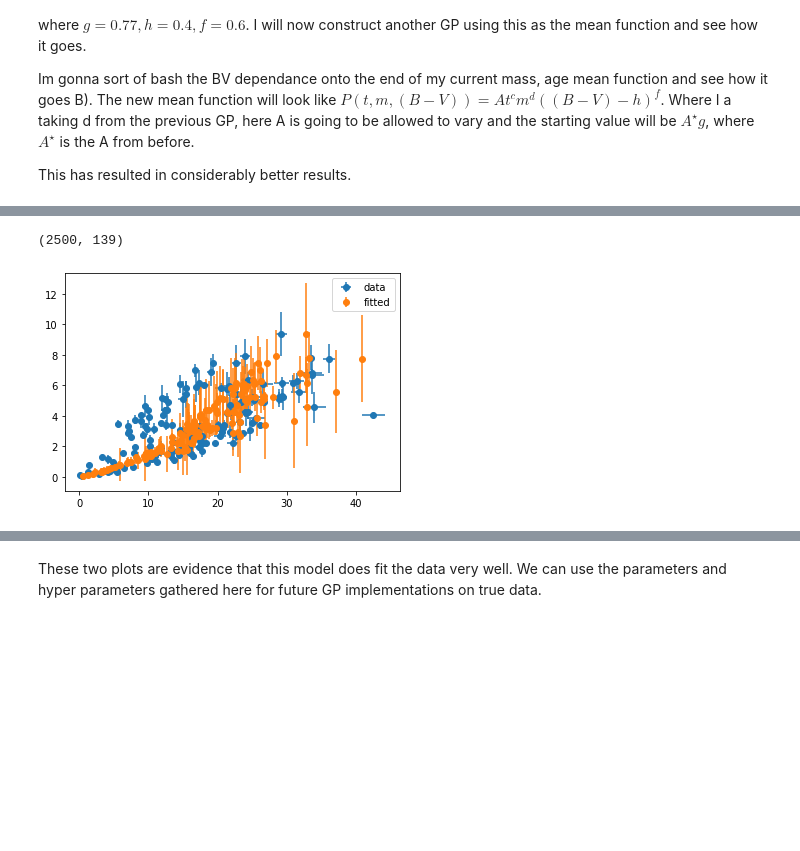
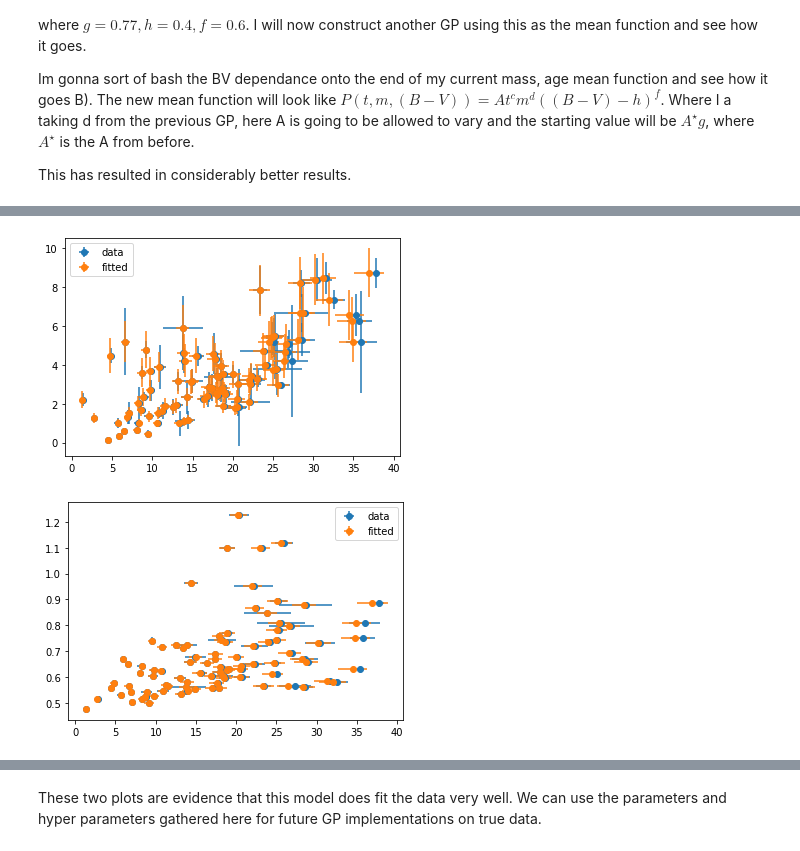
Before and after one commit to ni-phy/year4-project, a Jupyter notebook: Henry/3d_fitting.ipynb, the cells around one changed output, grey strips where cells are left out. Cells and saved outputs as stored; diff of their text form; code cells hidden in the pictures; blank space fills up the shorter version.

```diff
--- a/Henry/3d_fitting.ipynb
+++ b/Henry/3d_fitting.ipynb
@@ -186,7 +196,7 @@ with pm.Model() as model:
 # %%
 
 with model:
-  trace = pm.sample(1000, tune=700, cores=2, target_accept=0.90)
+  trace = pm.sample(5000, tune=5000, cores=2)#, target_accept=0.95)
 
 
   pm.traceplot(trace)
@@ -206,7 +212,7 @@ The estimated number of effective samples is smaller than 200 for some parameter
 # %%
 print(pm.summary(trace))
 
-X_pred = np.vstack([Age, BV]).T
+X_pred = X
 
 with model:
   f_pred = gp.conditional('f_pred', X_pred, pred_noise=False) # predict function
@@ -251,26 +274,40 @@ ax.scatter(Age, BV, c=np.log(Prot), s=40, cmap = cm.viridis)
 # %%
 A = np.mean(trace['A_'])
 c = np.mean(trace['c_'])
 h = h
 f = np.mean(trace['f_'])
 
 mean = mean_fn(X_pred[:,0], X_pred[:,1], A, c ,h,f)
+
 fit = (np.mean(pred_samples['f_pred'],axis=0))
 
 
 mu = fit + mean
+var = (np.var(pred_samples['f_pred'], axis=0))
 
-print(pred_samples['f_pred'].shape)
-sd = np.std(pred_samples['f_pred'],axis=0)
+
+
+
+
+
+
+
+age_fit_err = [trace.get_values(Age_true)[:,i].std() for i in range(trace.get_values(Age_true).shape[1])]
+bv_fit_err = [trace.get_values(BV_true)[:,i].std() for i in range(trace.get_values(BV_true).shape[1])]
+
+
 
 plt.errorbar(Prot, Age, yerr=Age_err, xerr=Prot_err, fmt='o', label='data')
+plt.errorbar(mu, X[:,0], xerr=np.sqrt(var), yerr=age_fit_err, fmt='o', label='fitted')
+plt.legend()
+plt.show()
 
 
-plt.errorbar(mu, X_pred[:,0], yerr=sd, fmt='o', label='fitted')
+plt.errorbar(Prot, BV, yerr=BV_err, xerr=Prot_err, fmt='o', label='data')
+plt.errorbar(mu, X[:,1],xerr=np.sqrt(var), yerr=bv_fit_err, fmt='o', label='fitted')
 plt.legend()
 plt.show()
-#x.scatter(X_pred[:,0], X_pred[:,1], s=300, c=np.mean(pred_samples['f_pred'],axis=0)
 # %% [output]
-(2500, 139)
-[figure, old version]
+[figure, new version]
+[figure, added]
 # %%
```
Also changed, not shown: parts of 11 cells of this notebook.
